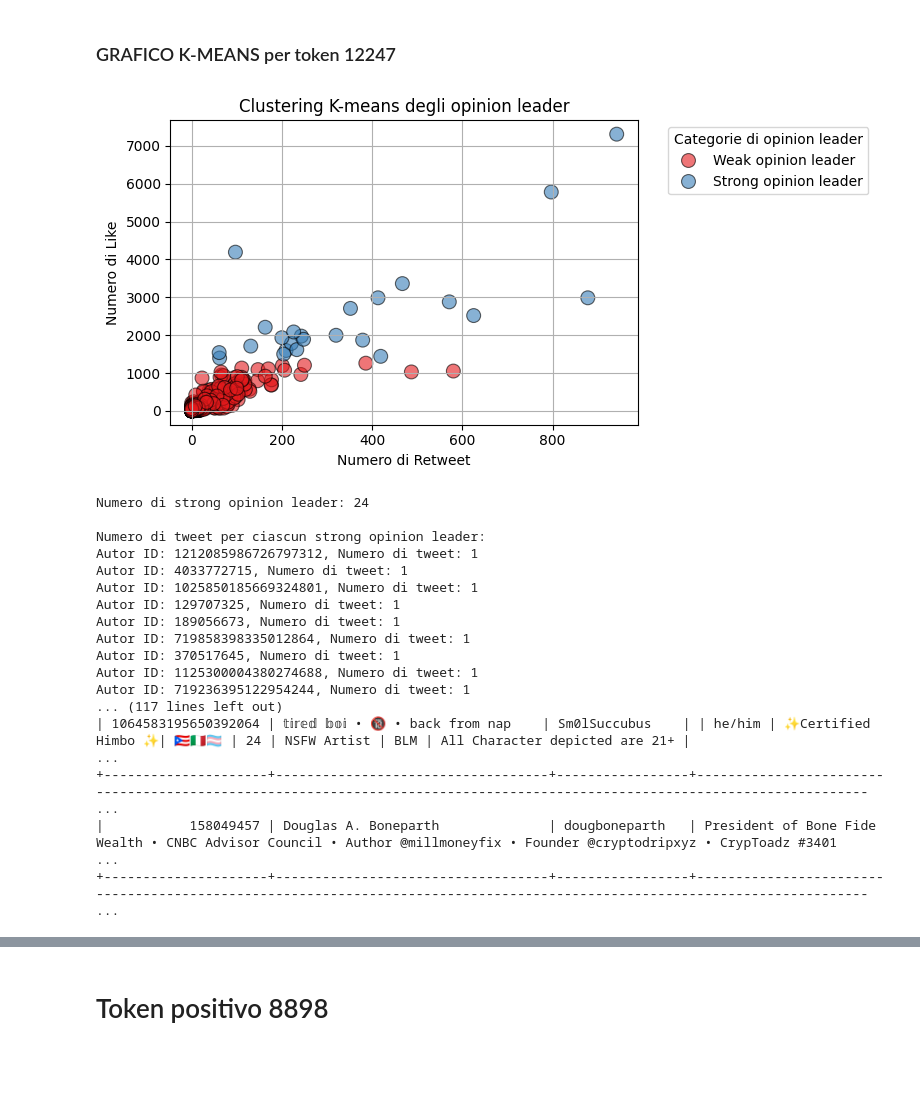
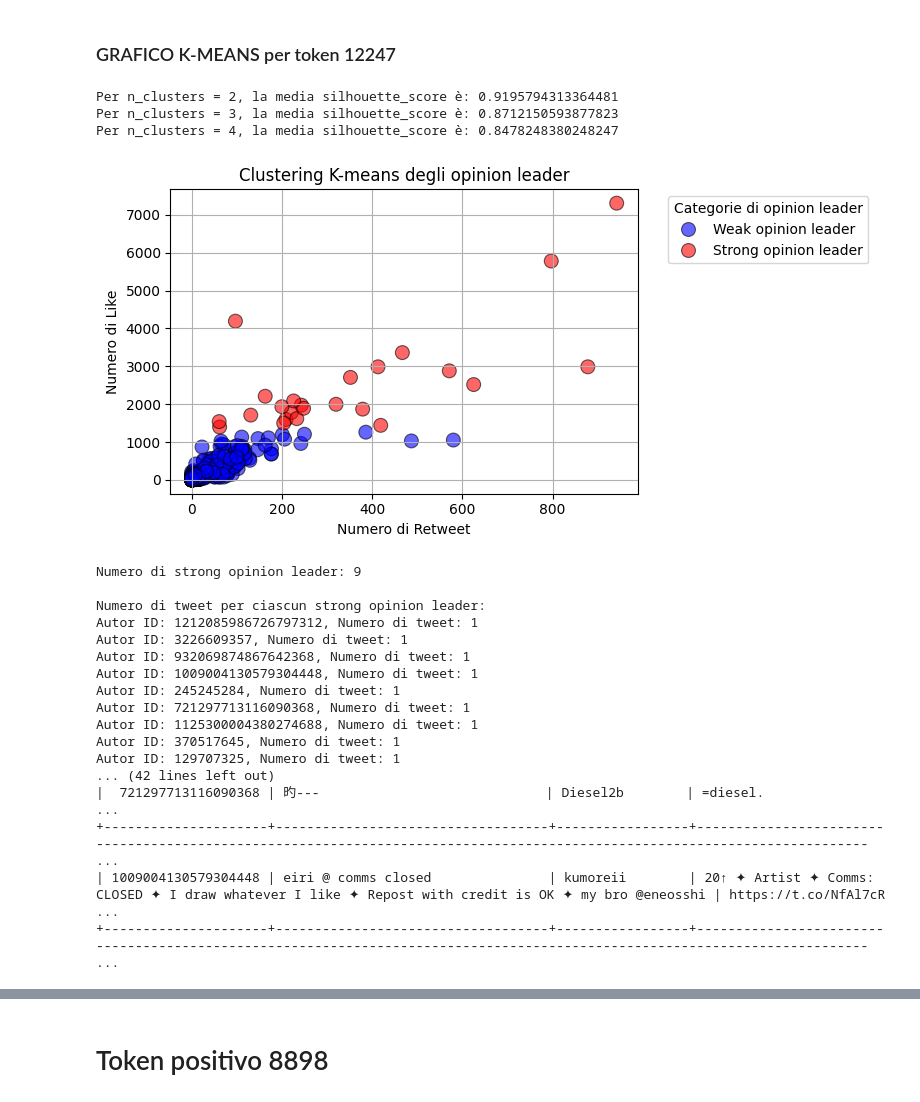
Before and after one commit to riccardospini98/Blockchain, a Jupyter notebook: opinion_leader.ipynb, the cells around one changed output, grey strips where cells are left out. Drawn from its saved outputs; the diff is of its cells as text; code cells hidden in the pictures; blank space fills up the shorter version.

```diff
--- a/opinion_leader.ipynb
+++ b/opinion_leader.ipynb
@@ -417,27 +484,53 @@ Per n_clusters = 4, la media silhouette_score è: 0.8478248380248247
 # %% [markdown]
 ### GRAFICO K-MEANS per token 12247
 # %%
+# Colonne rilevanti per il clustering
+X = merge_2_pos[['retweet_count', 'like_count', 'quote_count', 'reply_count']]
+
+# Calcola i punteggi Silhouette per k che varia da 2 a 4
+silhouette_scores = []
+for k in range(2, 5):
+    kmeans = KMeans(n_clusters=k, random_state=0)
+    cluster_labels = kmeans.fit_predict(X)
+    silhouette_avg = silhouette_score(X, cluster_labels)
+    silhouette_scores.append(silhouette_avg)
+    print(f"Per n_clusters = {k}, la media silhouette_score è: {silhouette_avg}")
+
+# Trova il valore di k che massimizza il punteggio di Silhouette
+best_k = silhouette_scores.index(max(silhouette_scores)) + 2  # Indice del massimo + 2 per ottenere il valore reale di k
+
+# Applica il metodo k-means con il miglior valore di k
+kmeans = KMeans(n_clusters=best_k, random_state=0)
+merge_2_pos['cluster'] = kmeans.fit_predict(X)
+
+# Mappa i cluster a etichette personalizzate
+cluster_mapping = {0: 'Weak opinion leader', 1: 'Strong opinion leader'}
+merge_2_pos['opinion_leader'] = merge_2_pos['cluster'].map(cluster_mapping)
+
 plt.figure(figsize=(8, 4))
 sns.scatterplot(
-    data = merge_2_pos,
-    x = 'retweet_count',
-    y = 'like_count',
-    hue = 'opinion_leader',
-    palette = 'Set1',
-    s = 100,
-    alpha = 0.6,
-    edgecolor = 'black'
+    data=merge_2_pos,
+    x='retweet_count',
+    y='like_count',
+    hue='opinion_leader',
+    palette=palette,
+    s=100,
+    alpha=0.6,
+    edgecolor='black'
 )
 
 plt.xlabel('Numero di Retweet')
 plt.ylabel('Numero di Like')
 plt.title('Clustering K-means degli opinion leader')
 plt.legend(title='Categorie di opinion leader', bbox_to_anchor=(1.05, 1), loc='upper left')
 plt.grid(True)
 plt.tight_layout()
 plt.show()
 # %% [output]
+Per n_clusters = 2, la media silhouette_score è: 0.9195794313364481
+Per n_clusters = 3, la media silhouette_score è: 0.8712150593877823
+Per n_clusters = 4, la media silhouette_score è: 0.8478248380248247
-[figure, old version]
+[figure, new version]
 # %%
 # Filtra i tweet nella classe 'Strong opinion leader'
 strong_opinion_leaders = merge_2_pos[merge_2_pos['opinion_leader'] == 'Strong opinion leader']
@@ -479,20 +572,20 @@ user_headers = list(strong_opinion_leader_info.columns)
 print("\nInformazioni degli utenti strong opinion leader:")
 print(tabulate(user_table_data, headers=user_headers, tablefmt='grid'))
 # %% [output]
-Numero di strong opinion leader: 24
+Numero di strong opinion leader: 9
 
 Numero di tweet per ciascun strong opinion leader:
 Autor ID: 1212085986726797312, Numero di tweet: 1
-Autor ID: 4033772715, Numero di tweet: 1
-Autor ID: 1025850185669324801, Numero di tweet: 1
+Autor ID: 3226609357, Numero di tweet: 1
+Autor ID: 932069874867642368, Numero di tweet: 1
+Autor ID: 1009004130579304448, Numero di tweet: 1
+Autor ID: 245245284, Numero di tweet: 1
+Autor ID: 721297713116090368, Numero di tweet: 1
+Autor ID: 1125300004380274688, Numero di tweet: 1
+Autor ID: 370517645, Numero di tweet: 1
 Autor ID: 129707325, Numero di tweet: 1
-Autor ID: 189056673, Numero di tweet: 1
-Autor ID: 719858398335012864, Numero di tweet: 1
-Autor ID: 370517645, Numero di tweet: 1
-Autor ID: 1125300004380274688, Numero di tweet: 1
-Autor ID: 719236395122954244, Numero di tweet: 1
-... (117 lines left out)
-| 1064583195650392064 | 𝕥𝕚𝕣𝕖𝕕 𝕓𝕠𝕚 • 🔞 • back from nap    | Sm0lSuccubus    | | he/him | ✨Certified Himbo ✨| 🇵🇷🇮🇹🏳️‍⚧️ | 24 | NSFW Artist | BLM | All Character depicted are 21+ |                        ...
+... (42 lines left out)
+|  721297713116090368 | 旳---                             | Diesel2b        | =diesel.                                                                                                                    ...
 +---------------------+-----------------------------------+-----------------+--------------------------------------------------------------------------------------------------------------------------- ...
-|           158049457 | Douglas A. Boneparth              | dougboneparth   | President of Bone Fide Wealth • CNBC Advisor Council • Author @millmoneyfix • Founder @cryptodripxyz • CrypToadz #3401     ...
+| 1009004130579304448 | eiri @ comms closed               | kumoreii        | 20↑ ✦ Artist ✦ Comms: CLOSED ✦ I draw whatever I like ✦ Repost with credit is OK ✦ my bro @eneosshi | https://t.co/NfAl7cR ...
 +---------------------+-----------------------------------+-----------------+--------------------------------------------------------------------------------------------------------------------------- ...
```
Also changed, not shown: parts of 10 cells of this notebook, 3 other files.
